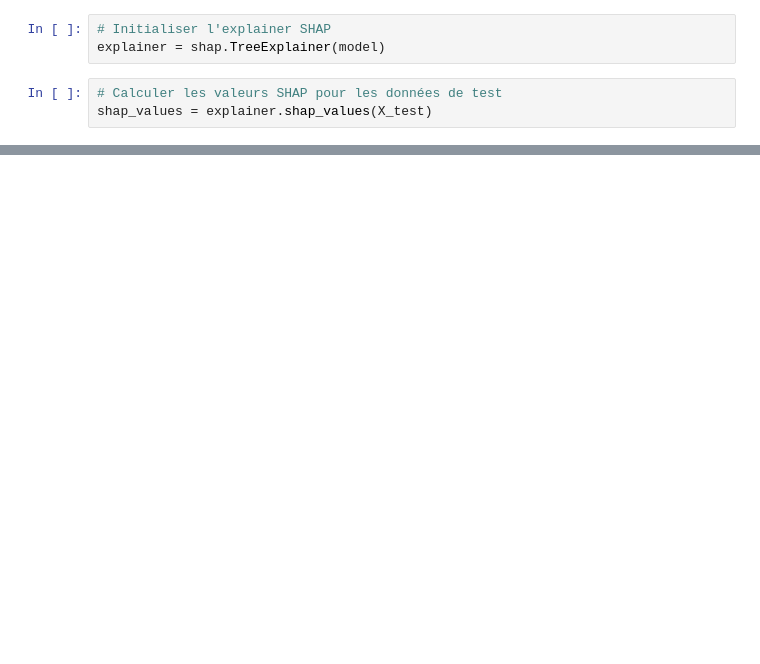
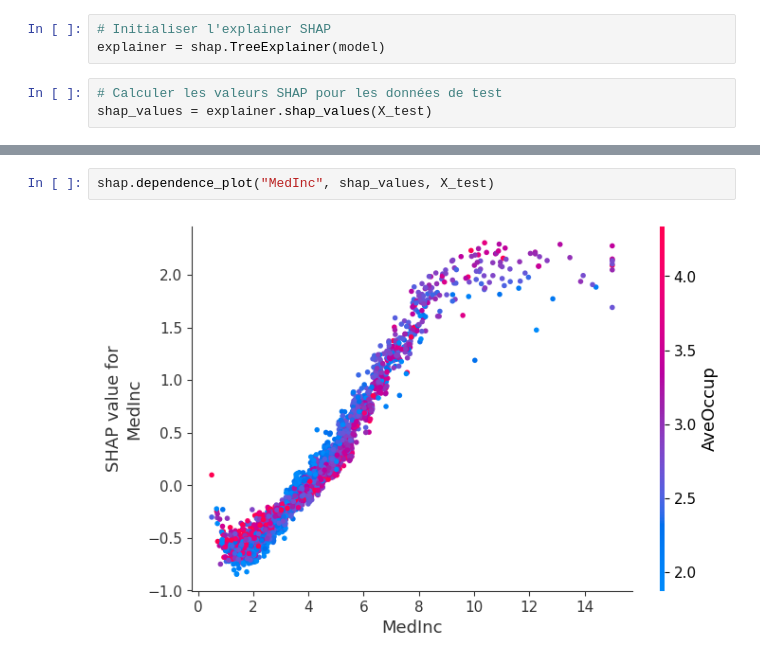
Before and after one commit to ynanangaa/Projet-MLOps-imo-YAA, a Jupyter notebook: notebooks/shap_analysis.ipynb, the cells around one changed output, grey strips where cells are left out. Cells and saved outputs as stored; diff of their text form; blank space fills up the shorter version.

```diff
--- a/notebooks/shap_analysis.ipynb
+++ b/notebooks/shap_analysis.ipynb
@@ -60,0 +142,4 @@ shap.summary_plot(shap_values, X_test, plot_type="bar")
+# %%
+shap.dependence_plot("MedInc", shap_values, X_test)
+# %% [output]
+[figure, added]
```
Also changed, not shown: parts of 13 cells of this notebook.
